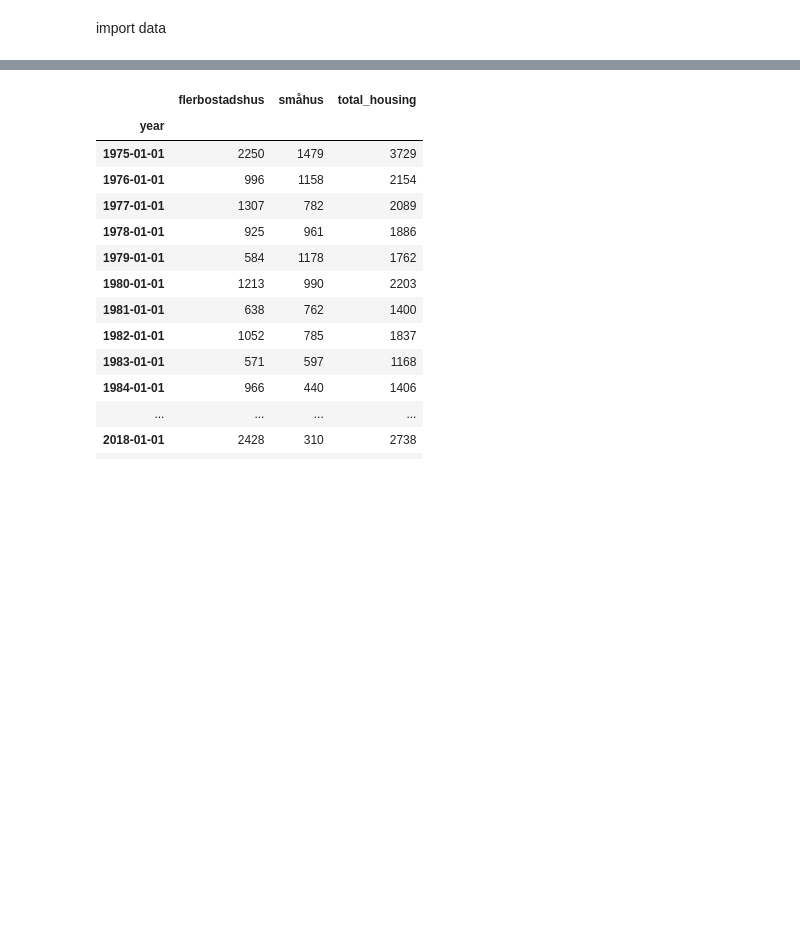
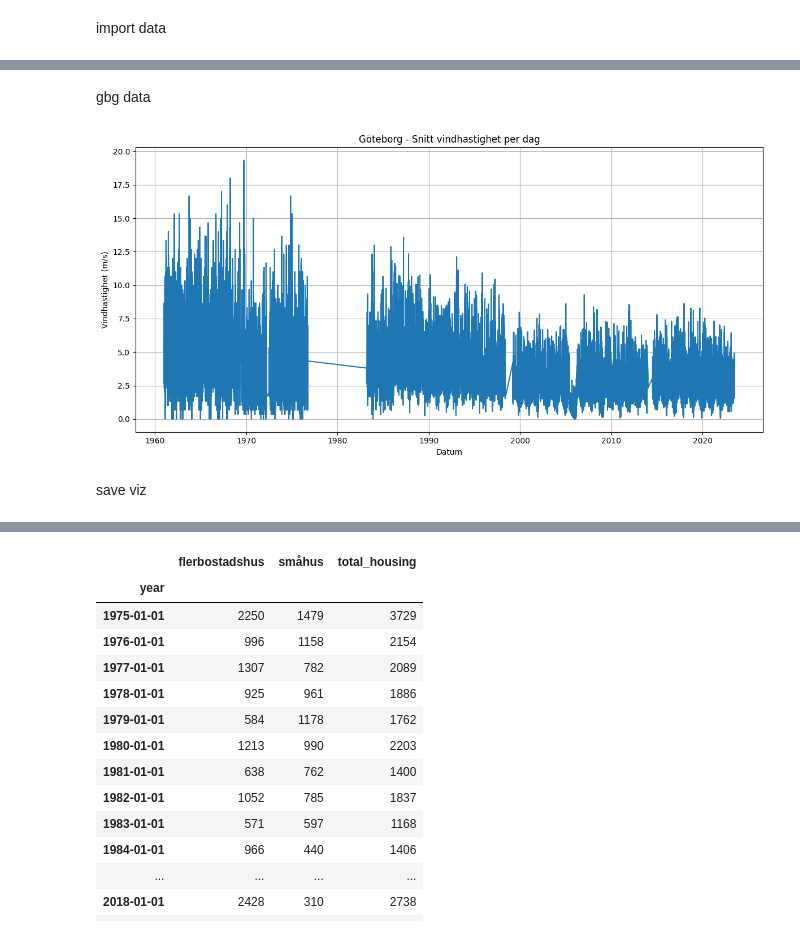
Before and after one commit to msteele919/projectwork, a Jupyter notebook: Correlations/wind_building_growth.ipynb, the cells around one changed output, grey strips where cells are left out. Cells and saved outputs as stored; diff of their text form; code cells hidden in the pictures; blank space fills up the shorter version.

Commit message:
updated michaels streamlit with wind data. Added a new folder for the final streamlit app version

```diff
--- a/Correlations/wind_building_growth.ipynb
+++ b/Correlations/wind_building_growth.ipynb
@@ -30,0 +31,37 @@ df
+# %% [markdown]
+gbg data
+# %%
+# gtg win data
+gbg = pd.read_pickle('../Dataframes/df_wind_gbg.pkl')
+# %%
+# gbg.rename(columns={'Year': 'year'}, inplace=True)
+gbg['Datum'] = pd.to_datetime(gbg['Datum'])
+# gbg_year_wind = gbg.groupby(gbg['Datum'].dt.year)['Vindhastighet'].mean()
+yearly_wind_gbg = gbg.groupby(gbg['Datum'].dt.year)['Vindhastighet'].agg(['mean', 'median']).reset_index()
+
+yearly_wind_gbg.columns = ['Year', 'Mean Wind Speed', 'Median Wind Speed']
+
+yearly_wind_gbg['Year'] = pd.to_datetime(yearly_wind_gbg['Year'], format='%Y')
+yearly_wind_gbg.set_index('Year', inplace=True)
+# %%
+daily_wind_gbg = gbg.groupby(gbg['Datum'])['Vindhastighet'].agg(['mean', 'median']).reset_index()
+
+daily_wind_gbg.columns = ['Datum', 'Mean Wind Speed', 'Median Wind Speed']
+
+daily_wind_gbg.set_index('Datum', inplace=True)
+
+plt.figure(figsize=(12, 6))
+plt.plot(daily_wind_gbg.index, daily_wind_gbg['Mean Wind Speed'])
+# plt.plot(daily_wind_gbg.index, daily_wind_gbg['Median Wind Speed'], label='Daily Median Wind Speed (m/s)')
+plt.xlabel('Datum')
+plt.ylabel('Vindhastighet (m/s)')
+plt.title('Göteborg - Snitt vindhastighet per dag')
+plt.grid(True)
+
+
+plt.tight_layout()
+plt.show()
+# %% [output]
+[figure, added]
+# %% [markdown]
+save viz
```
Also changed, not shown: parts of 6 cells of this notebook, 6 other files.
